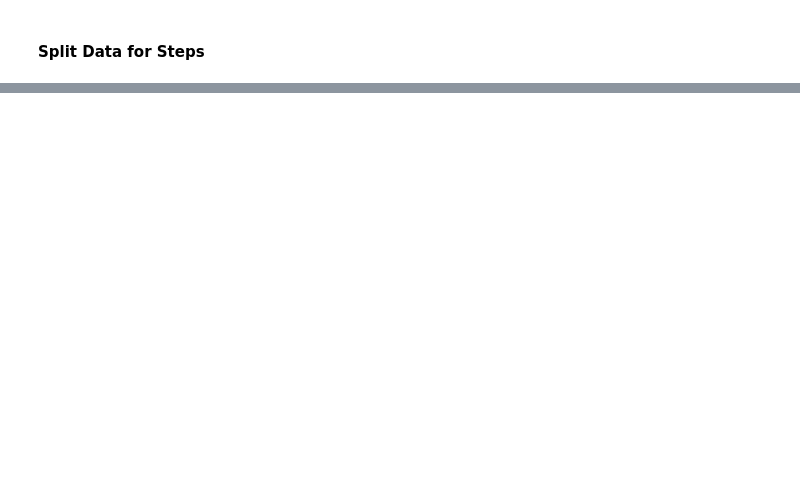
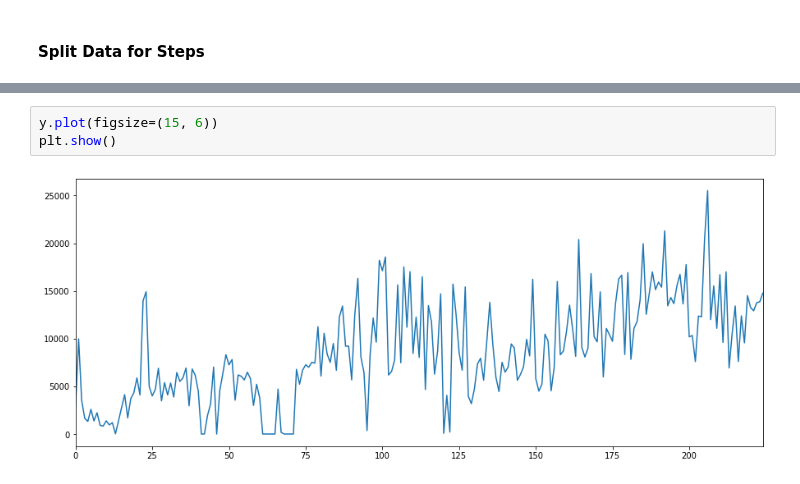
Before and after one commit to Bayes19/Project-Fitbit, a Jupyter notebook: Explore df.ipynb, the cells around one changed output, grey strips where cells are left out. Cells and saved outputs as stored; diff of their text form; blank space fills up the shorter version.

```diff
--- a/Explore df.ipynb
+++ b/Explore df.ipynb
@@ -50,0 +101,5 @@ y = df2.sale_amount'''
+# %%
+y.plot(figsize=(15, 6))
+plt.show()
+# %% [output]
+[figure, added]
```
Also changed, not shown: parts of 7 cells of this notebook.
